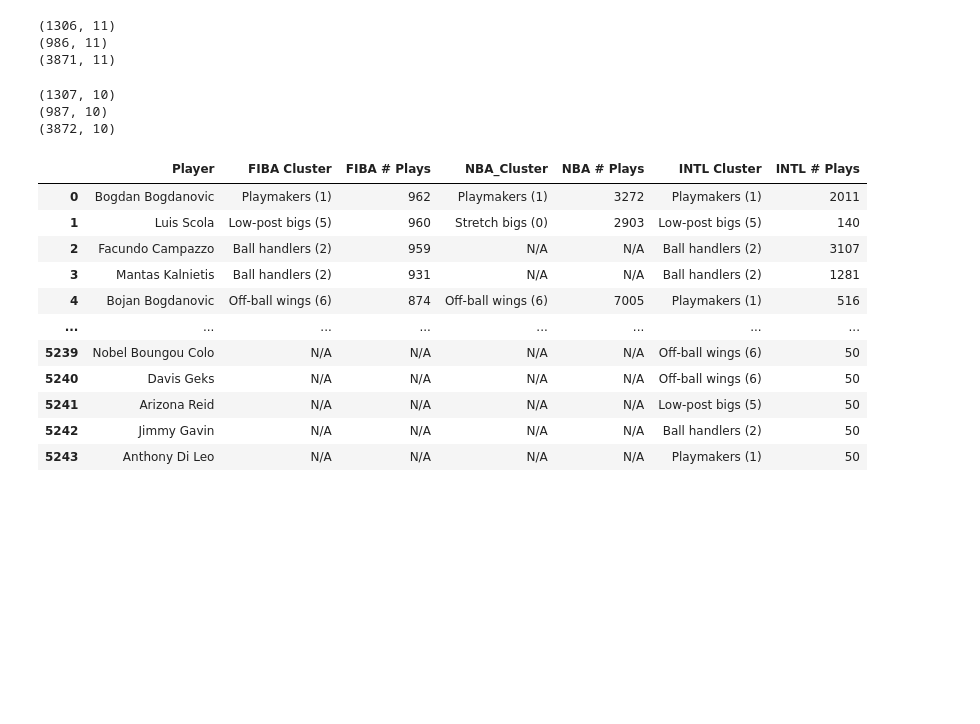
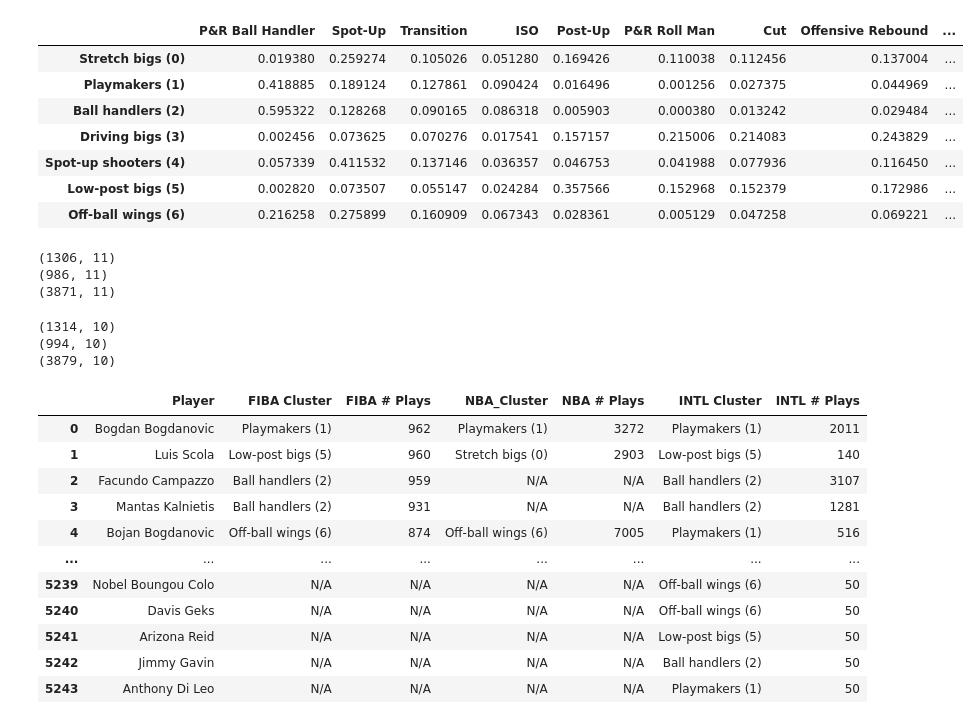
Before and after one commit to arifaulakh/FIBA_Player_Styles, a Jupyter notebook: Dashboard/Three_League_Dashboard_Ethan.ipynb, the cells around one changed output. Saved outputs shown, nothing was run; the diff lists cells and outputs as text; code cells hidden in the pictures; blank space fills up the shorter version.

```diff
--- a/Dashboard/Three_League_Dashboard_Ethan.ipynb
+++ b/Dashboard/Three_League_Dashboard_Ethan.ipynb
@@ -16,5 +12,20 @@ cluster_labels = [cluster_labels[i] + ' (' + str(i) + ')' for i in range(len(clu
 # Colours for traces
 colours = ['#1f77b4', '#ff7f0e', '#2ca02c', '#d62728', '#9467bd', '#8c564b', '#e377c2', '#7f7f7f', '#bcbd22', '#17becf']
+# %%
+cluster_centres = pd.read_csv('../cluster-centres.csv', index_col=0).transpose().reset_index()
+cluster_centres.index = cluster_centres['index'] + ' (' + cluster_centres.index.astype(str) + ')'
+cluster_centres = cluster_centres.drop(columns=['index'])
+cluster_labels = cluster_centres.index
+cluster_centres
+# %% [output]
+|  | P&R Ball Handler | Spot-Up | Transition | ISO | Post-Up | P&R Roll Man | Cut | Offensive Rebound | ... |
+| Stretch bigs (0) | 0.019380 | 0.259274 | 0.105026 | 0.051280 | 0.169426 | 0.110038 | 0.112456 | 0.137004 | ... |
+| Playmakers (1) | 0.418885 | 0.189124 | 0.127861 | 0.090424 | 0.016496 | 0.001256 | 0.027375 | 0.044969 | ... |
+| Ball handlers (2) | 0.595322 | 0.128268 | 0.090165 | 0.086318 | 0.005903 | 0.000380 | 0.013242 | 0.029484 | ... |
+| Driving bigs (3) | 0.002456 | 0.073625 | 0.070276 | 0.017541 | 0.157157 | 0.215006 | 0.214083 | 0.243829 | ... |
+| Spot-up shooters (4) | 0.057339 | 0.411532 | 0.137146 | 0.036357 | 0.046753 | 0.041988 | 0.077936 | 0.116450 | ... |
+| Low-post bigs (5) | 0.002820 | 0.073507 | 0.055147 | 0.024284 | 0.357566 | 0.152968 | 0.152379 | 0.172986 | ... |
+| Off-ball wings (6) | 0.216258 | 0.275899 | 0.160909 | 0.067343 | 0.028361 | 0.005129 | 0.047258 | 0.069221 | ... |
 # %%
 df = pd.read_csv("../NBA_INTL_FIBA_Clustering.csv", encoding='latin-1', index_col=0)
 
@@ -42,15 +55,19 @@ for i in range(len(dfs)):
     sample_size_series.append(df.sum(axis=1)) # Add sample size to sample_size_series before normalization
 
     df = pd.concat([df, pd.DataFrame(df.mean().rename("League Average")).transpose()]) # Add row with league average
-    # TODO add cluster centres
-    dfs[i] = df.div(df.sum(axis=1), axis=0) # Normalize by row
+
+    df = df.div(df.sum(axis=1), axis=0) # Normalize by row
+
+    # Add cluster centres
+    cluster_centres.columns = df.columns
+    dfs[i] = pd.concat([df, cluster_centres])
 
 for d in dfs:
     print(d.shape)
 # %% [output]
-(1307, 10)
-(987, 10)
-(3872, 10)
+(1314, 10)
+(994, 10)
+(3879, 10)
 # %%
 player_details_df = pd.concat([x for y in zip(cluster_series, sample_size_series) for x in y], axis=1)
 player_details_df = player_details_df.reset_index()
```
Also changed, not shown: parts of 5 cells of this notebook.
